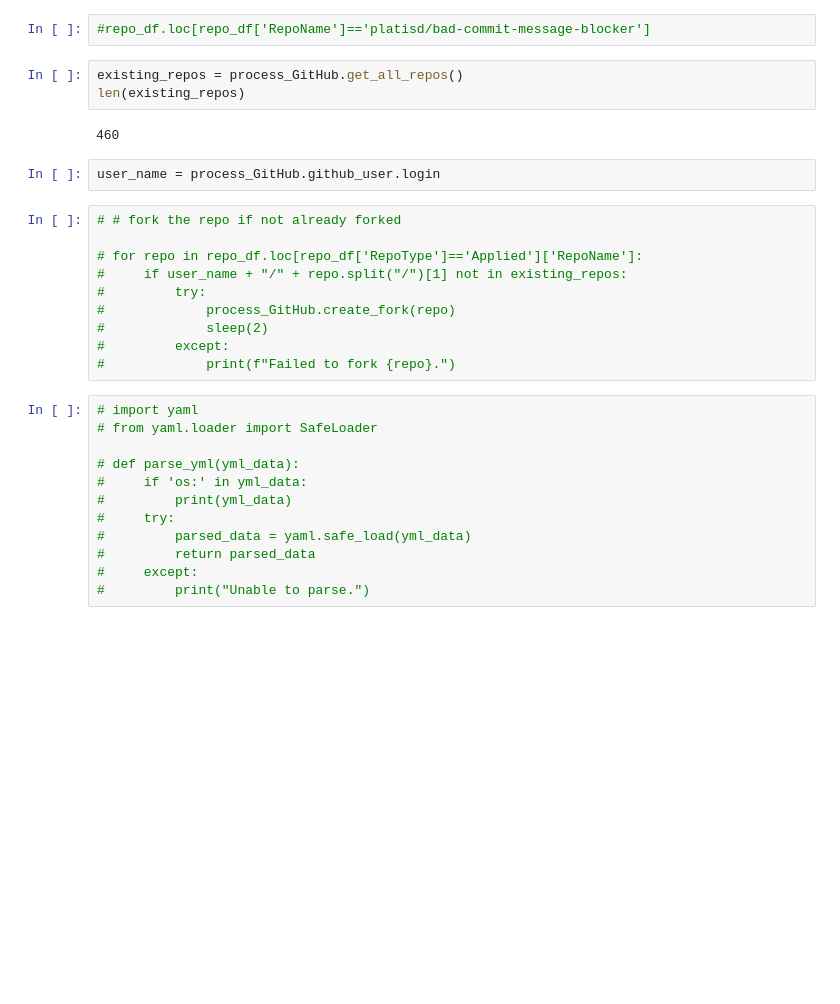
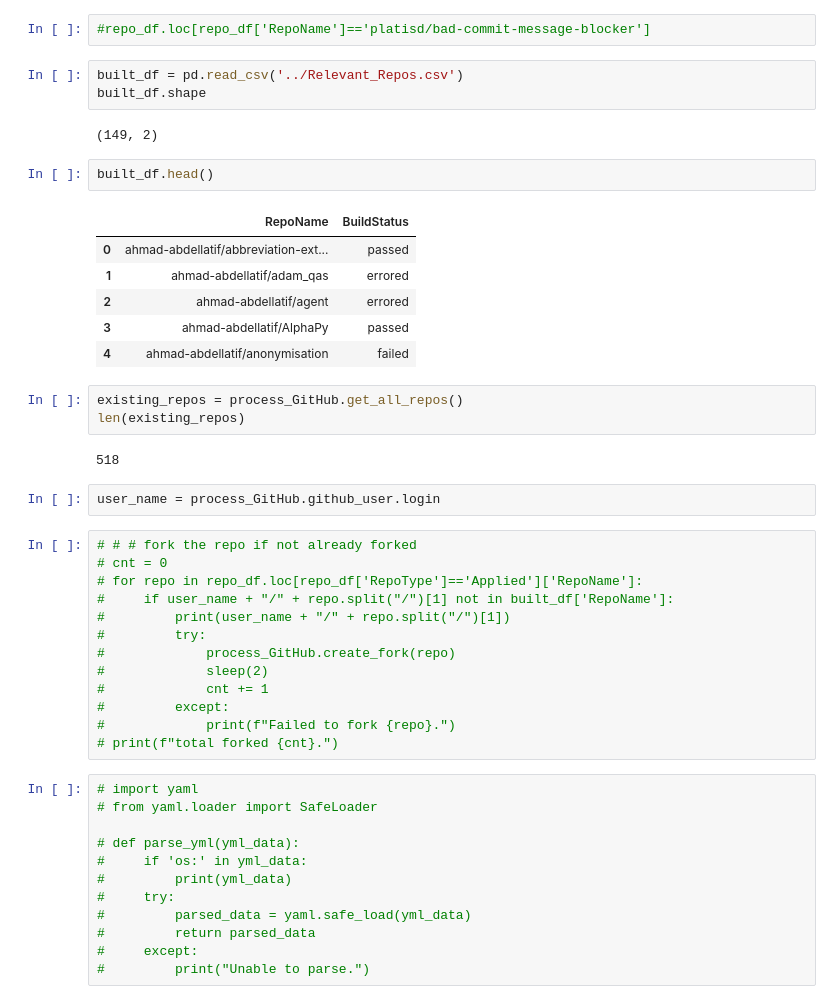
Before and after one commit to mrsumitbd/variability-ci-cd-ml, a Jupyter notebook: notebooks/rough_trail_and_error.ipynb, the cells around one changed output. Saved outputs shown, nothing was run; the diff lists cells and outputs as text; blank space fills up the shorter version.

Commit message:
adding updated repo status

```diff
--- a/notebooks/rough_trail_and_error.ipynb
+++ b/notebooks/rough_trail_and_error.ipynb
@@ -33,22 +33,39 @@ repo_df.loc[repo_df['RepoType']=='Applied'].shape
 # %%
 #repo_df.loc[repo_df['RepoName']=='platisd/bad-commit-message-blocker']
 # %%
-existing_repos = process_GitHub.get_all_repos()
-len(existing_repos)
+built_df = pd.read_csv('../Relevant_Repos.csv')
+built_df.shape
 # %% [output]
-460
+(149, 2)
+# %%
+built_df.head()
+# %% [output]
+|  | RepoName | BuildStatus |
+| 0 | ahmad-abdellatif/abbreviation-ext... | passed |
+| 1 | ahmad-abdellatif/adam_qas | errored |
+| 2 | ahmad-abdellatif/agent | errored |
+| 3 | ahmad-abdellatif/AlphaPy | passed |
+| 4 | ahmad-abdellatif/anonymisation | failed |
+# %%
+existing_repos = process_GitHub.get_all_repos()
+len(existing_repos)
+# %% [output]
+518
 # %%
 user_name = process_GitHub.github_user.login
 # %%
-# # fork the repo if not already forked
-
+# # # fork the repo if not already forked
+# cnt = 0
 # for repo in repo_df.loc[repo_df['RepoType']=='Applied']['RepoName']:
-#     if user_name + "/" + repo.split("/")[1] not in existing_repos:
+#     if user_name + "/" + repo.split("/")[1] not in built_df['RepoName']:
+#         print(user_name + "/" + repo.split("/")[1])
 #         try:
 #             process_GitHub.create_fork(repo)
 #             sleep(2)
+#             cnt += 1
 #         except:
 #             print(f"Failed to fork {repo}.")
+# print(f"total forked {cnt}.")
 # %%
 # import yaml
 # from yaml.loader import SafeLoader
```
Also changed, not shown: parts of 8 cells of this notebook, 1 other file.
